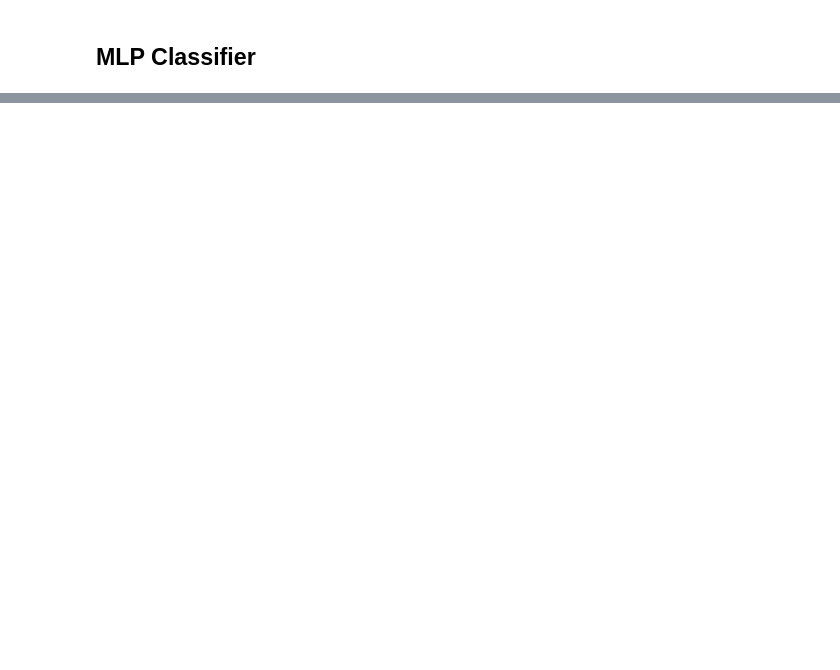
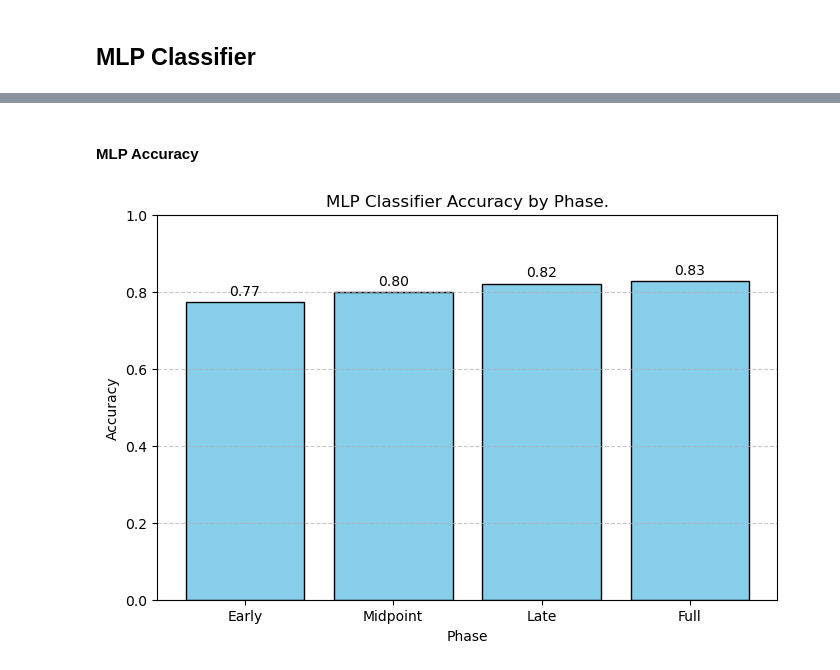
Before and after one commit to MScProjs/MScProject2025-Ali-Suhail, a Jupyter notebook: codes/models.ipynb, the cells around one changed output, grey strips where cells are left out. Saved outputs shown, nothing was run; the diff lists cells and outputs as text; code cells hidden in the pictures; blank space fills up the shorter version.

Commit message:
Added Jisc presentation slides. Implemented, trained and evaluated SVM and MLP models (Partially Completed)

```diff
--- a/codes/models.ipynb
+++ b/codes/models.ipynb
@@ -4712,0 +4836,11 @@ plt.show()
+# %%
+# Generate classification reports using the best MLP classifier models.
+mlp_classification_reports = {
+    phase: classification_report(yte, mlp_best_models[phase].predict(Xte))
+    for phase, (_, _, Xte, yte) in phase_sets.items()
+}
+
+for phase, report in mlp_classification_reports.items():
+    print(f"{phase} Phase\n")
+    print(report)
+    print("-" * 60)
@@ -4712,0 +4865,24 @@ plt.show()
+# %% [markdown]
+#### MLP Accuracy
+# %%
+mlp_accuracies = {
+    phase: accuracy_score(yte, mlp_best_models[phase].predict(Xte))
+    for phase, (_, _, Xte, yte) in phase_sets.items()
+}
+
+plt.figure(figsize=(8, 5))
+bars = plt.bar(mlp_accuracies.keys(), mlp_accuracies.values(), color="skyblue", edgecolor="black")
+plt.title("MLP Classifier Accuracy by Phase.")
+plt.xlabel("Phase")
+plt.ylabel("Accuracy")
+plt.ylim(0, 1)
+plt.grid(axis="y", linestyle="--", alpha=0.7)
+
+# Add annotations.
+for bar in bars:
+    height = bar.get_height()
+    plt.text(bar.get_x() + bar.get_width()/2, height + 0.01, f"{height:.2f}",
+             ha='center', va='bottom', fontsize=10)
+plt.show()
+# %% [output]
+[figure, added]
```
Also changed, not shown: parts of 26 cells of this notebook, 2 other files.
